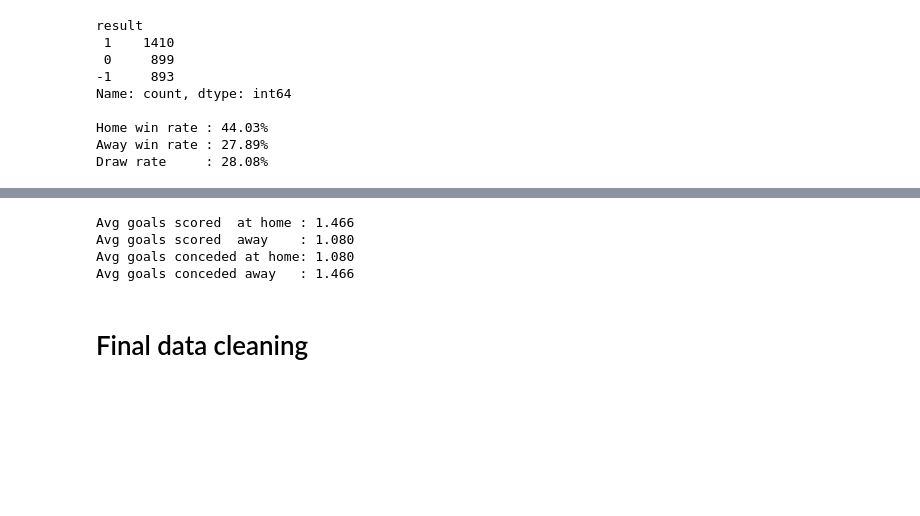
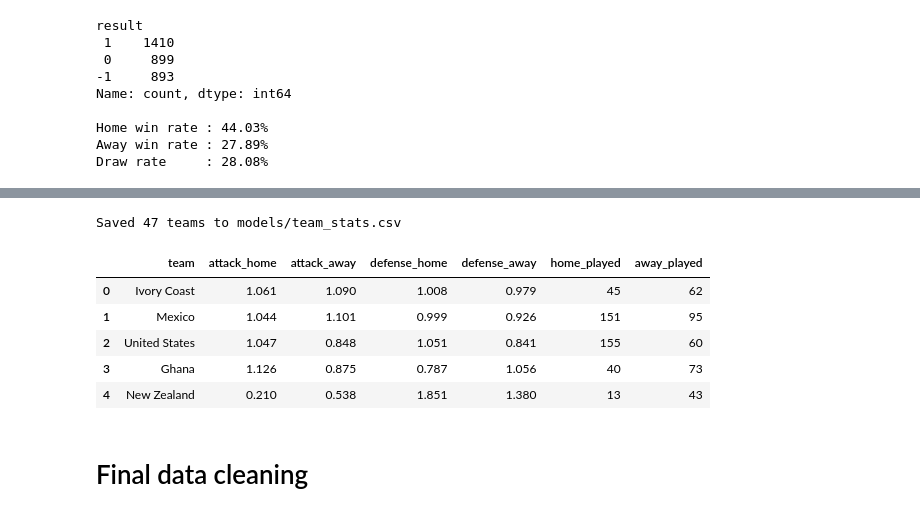
Before and after one commit to GraceCeline/WorldCup2026Prediction, a Jupyter notebook: train/dataset_processing.ipynb, the cells around one changed output, grey strips where cells are left out. Saved outputs shown, nothing was run; the diff lists cells and outputs as text; code cells hidden in the pictures; blank space fills up the shorter version.

```diff
--- a/train/dataset_processing.ipynb
+++ b/train/dataset_processing.ipynb
@@ -5,7 +5,7 @@ import pandas as pd
 import numpy as np
 from matplotlib import pyplot as plt
 
-wc_df = pd.read_csv("fifa_wc/results.csv")
+wc_df = pd.read_csv("../fifa_wc/results.csv")
 print(wc_df.head())
 # %% [output]
          date home_team away_team  home_score  away_score tournament     city  \
@@ -22,7 +22,7 @@ print(wc_df.head())
 3   England    False
 4  Scotland    False
 # %%
-elo_wc = pd.read_csv("elo_wc/elo_ratings_wc2026.csv")
+elo_wc = pd.read_csv("../elo_wc/elo_ratings_wc2026.csv")
 print(elo_wc.head())
 # %% [output]
    year snapshot_date    country  rank country_code  rating  rank_max  \
@@ -527,23 +557,56 @@ match_filtered = match_filtered.drop(columns=["home_score", "away_score"])
 # %%
-from scipy.stats import poisson
+def team_stats(team, df):
+        home_matches = df[df['home_team'] == team].dropna(subset=['home_score', 'away_score'])
+        away_matches = df[df['away_team'] == team].dropna(subset=['home_score', 'away_score'])
 
-# ── 1. League averages (from wc_filtered) ────────────────────────────────────
-total_matches = wc_filtered[['home_score', 'away_score']].dropna().shape[0]
+        home_played = len(home_matches)
+        away_played = len(away_matches)
 
-avg_home_scored   = wc_filtered['home_score'].sum() / total_matches  # attack baseline at home
-avg_away_scored   = wc_filtered['away_score'].sum() / total_matches  # attack baseline away
-avg_home_conceded = avg_away_scored  # home team concedes what away team scores
-avg_away_conceded = avg_home_scored  # away team concedes what home team scores
+        attack_home  = (home_matches['home_score'].sum() / home_played) / avg_home_scored if home_played else 1.0
+        attack_away  = (away_matches['away_score'].sum() / away_played) / avg_away_scored if away_played else 1.0
 
-print(f"Avg goals scored  at home : {avg_home_scored:.3f}")
-print(f"Avg goals scored  away    : {avg_away_scored:.3f}")
-print(f"Avg goals conceded at home: {avg_home_conceded:.3f}")
-print(f"Avg goals conceded away   : {avg_away_conceded:.3f}")
+        defense_home = (home_matches['away_score'].sum() / home_played) / avg_home_conceded if home_played else 1.0
+        defense_away = (away_matches['home_score'].sum() / away_played) / avg_away_conceded if away_played else 1.0
+
+        return {
+            'team': team,
+            'attack_home':   round(attack_home,  3),
+            'attack_away':   round(attack_away,  3),
+            'defense_home':  round(defense_home, 3),
+            'defense_away':  round(defense_away, 3),
+            'home_played':   home_played,
+            'away_played':   away_played,
+        }
-# %% [output]
-Avg goals scored  at home : 1.466
-Avg goals scored  away    : 1.080
-Avg goals conceded at home: 1.080
-Avg goals conceded away   : 1.466
+# %%
+import pandas as pd
+import os
+
+# ── Get all unique teams from your match data ─────────────────────────────────
+all_teams = pd.concat([
+    wc_filtered['home_team'],
+    wc_filtered['away_team']
+]).unique()
+
+# ── Run team_stats() for every team and collect results ───────────────────────
+team_stats_list = []
+for team in all_teams:
+    stats = team_stats(team, wc_filtered)
+    team_stats_list.append(stats)
+
+team_stats_df = pd.DataFrame(team_stats_list)
+
+team_stats_df.to_csv("../models/team_stats.csv", index=False)
+
+print(f"Saved {len(team_stats_df)} teams to models/team_stats.csv")
+team_stats_df.head()
+# %% [output]
+Saved 47 teams to models/team_stats.csv
+|  | team | attack_home | attack_away | defense_home | defense_away | home_played | away_played |
+| 0 | Ivory Coast | 1.061 | 1.090 | 1.008 | 0.979 | 45 | 62 |
+| 1 | Mexico | 1.044 | 1.101 | 0.999 | 0.926 | 151 | 95 |
+| 2 | United States | 1.047 | 0.848 | 1.051 | 0.841 | 155 | 60 |
+| 3 | Ghana | 1.126 | 0.875 | 0.787 | 1.056 | 40 | 73 |
+| 4 | New Zealand | 0.210 | 0.538 | 1.851 | 1.380 | 13 | 43 |
 # %% [markdown]
 # Final data cleaning
 # %%
```
Also changed, not shown: parts of 8 cells of this notebook, 14 other files.
